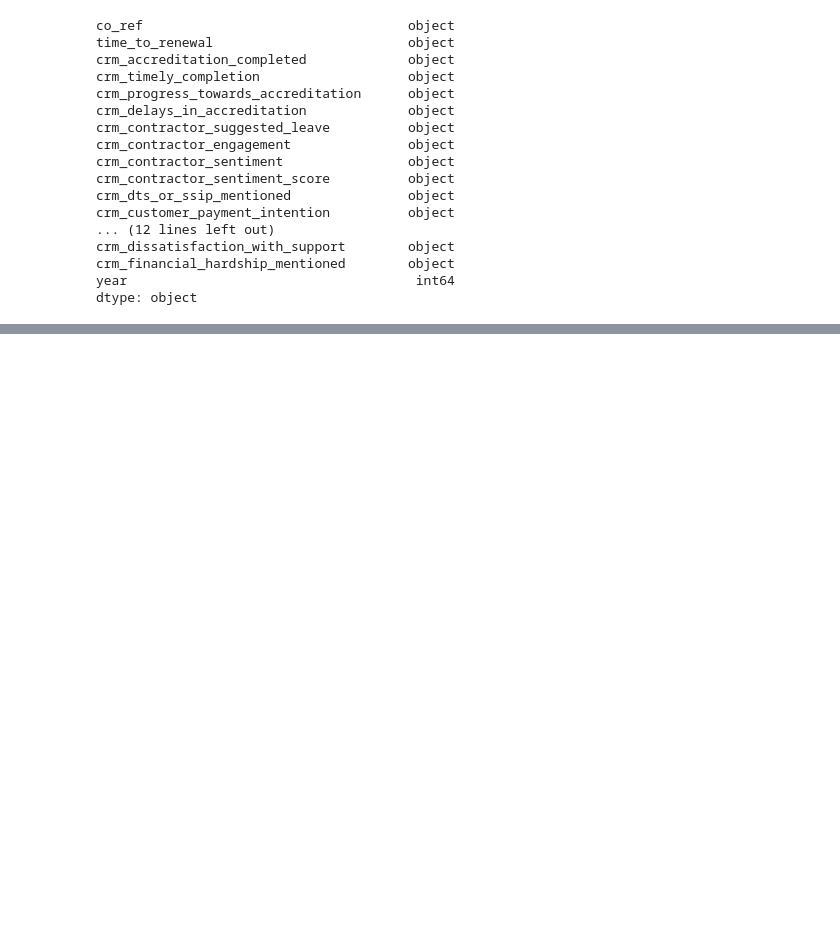
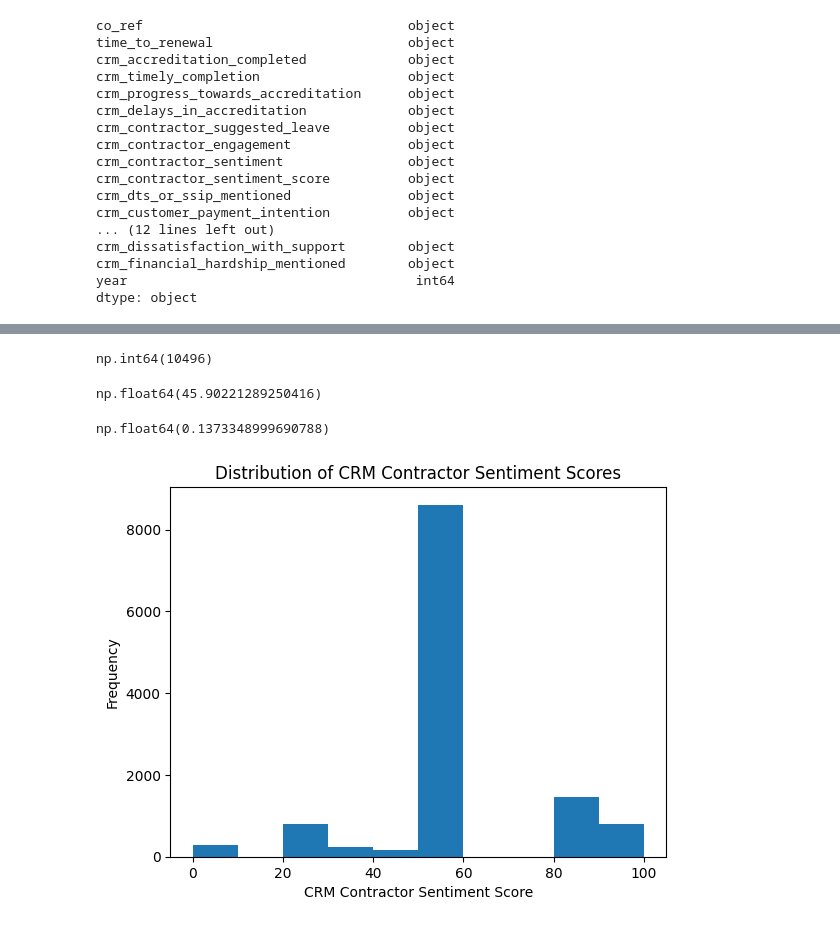
Before and after one commit to Slegendz/churn-prediction-project, a Jupyter notebook: notebooks/01_eda/emails_eda.ipynb, the cells around one changed output, grey strips where cells are left out. Drawn from its saved outputs; the diff is of its cells as text; code cells hidden in the pictures; blank space fills up the shorter version.

```diff
--- a/notebooks/01_eda/emails_eda.ipynb
+++ b/notebooks/01_eda/emails_eda.ipynb
@@ -159,0 +171,2 @@ dtype: object
+# %%
+numerical_cols = ['crm_contractor_sentiment_score', 'crm_agent_chase_count']
@@ -159,0 +179,5 @@ dtype: object
+# %%
+for col in numerical_cols:
+    df[col] = pd.to_numeric(
+        df[col], errors='coerce'
+    )
@@ -159,0 +219,20 @@ dtype: object
+# %%
+df['crm_contractor_sentiment_score'].isnull().sum()
+# %% [output]
+np.int64(10496)
+# %%
+df["crm_contractor_sentiment_score"].isna().mean() * 100
+# %% [output]
+np.float64(45.90221289250416)
+# %%
+df['crm_contractor_sentiment_score'].skew()
+# %% [output]
+np.float64(0.1373348999690788)
+# %%
+plt.hist(df['crm_contractor_sentiment_score'], bins=10)
+plt.xlabel('CRM Contractor Sentiment Score')
+plt.ylabel('Frequency')
+plt.title('Distribution of CRM Contractor Sentiment Scores')
+plt.show()
+# %% [output]
+[figure, added]
```
Also changed, not shown: parts of 88 cells of this notebook.
